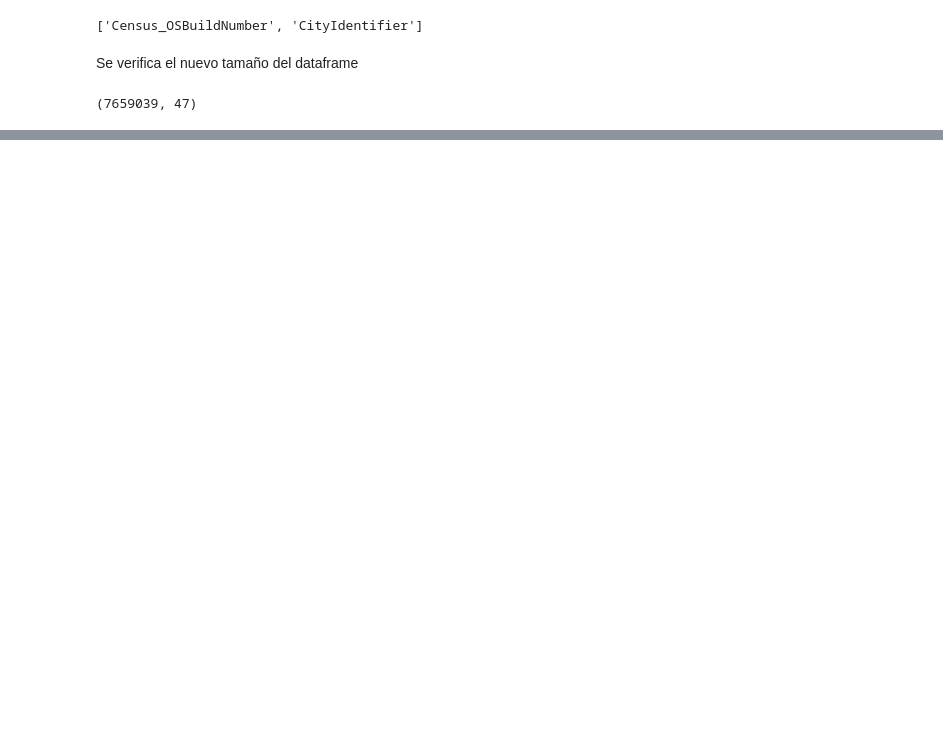
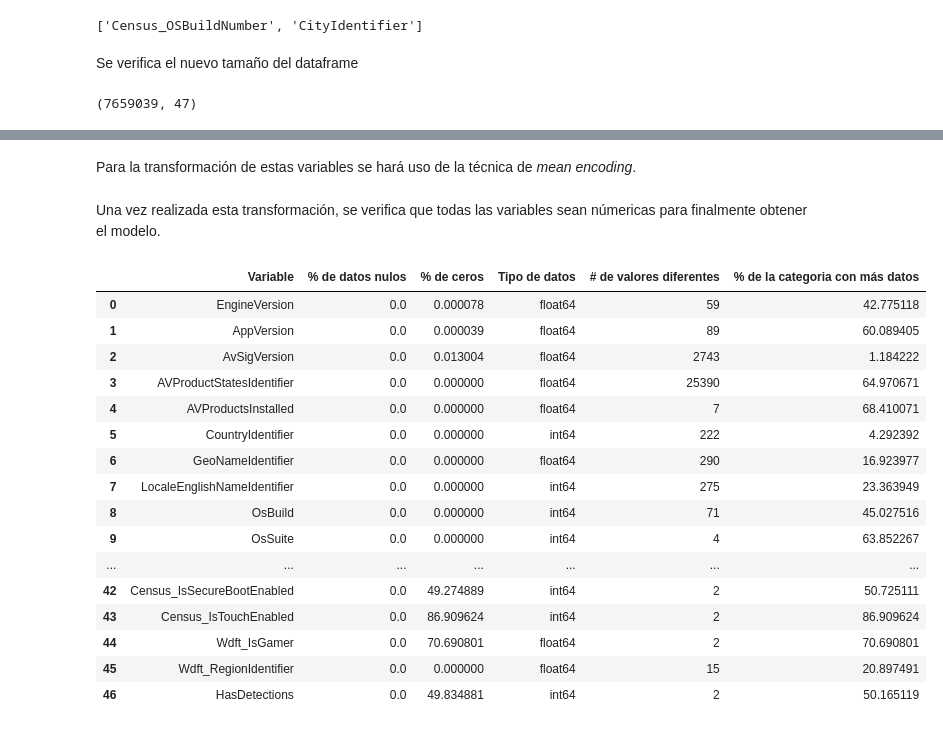
Before and after one commit to andresenrique08/ML_2020, a Jupyter notebook: Proyecto_Malware/Malware_v1.ipynb, the cells around one changed output, grey strips where cells are left out. Cells and saved outputs as stored; diff of their text form; code cells hidden in the pictures; blank space fills up the shorter version.

```diff
--- a/Proyecto_Malware/Malware_v1.ipynb
+++ b/Proyecto_Malware/Malware_v1.ipynb
@@ -738,0 +751,17 @@ train.shape
+# %%
+dtypes = {'AVProductStatesIdentifier':'float64',
+    'CountryIdentifier':'int64',
+    'GeoNameIdentifier':'float64',
+    'LocaleEnglishNameIdentifier':'int64',
+    'IeVerIdentifier':'float64',
+    'Census_OEMNameIdentifier':'float64',
+    'Census_OEMModelIdentifier':'float64',
+    'Census_ProcessorManufacturerIdentifier':'float64',
+    'Census_ProcessorModelIdentifier':'float64',
+    'Census_OSInstallLanguageIdentifier':'float64',
+    'Census_OSUILocaleIdentifier':'int64',
+    'Census_FirmwareManufacturerIdentifier':'float64',
+    'Census_FirmwareVersionIdentifier':'float64',
+    'Wdft_RegionIdentifier':'float64'}
+
+train = train.astype(dtype=dtypes)
@@ -738,0 +770,3 @@ train.shape
+# %%
+categorical_data = train.select_dtypes('object')
+categorical_data.shape
@@ -738,0 +796,30 @@ train.shape
+# %% [markdown]
+Para la transformación de estas variables se hará uso de la técnica de *mean encoding*.
+# %%
+columns_cat = categorical_data.columns
+for col in columns_cat:
+  Mean_encoded_subject = train.groupby([col])['HasDetections'].mean().to_dict()
+  train[col] =  train[col].map(Mean_encoded_subject)
+# %% [markdown]
+Una vez realizada esta transformación, se verifica que todas las variables sean númericas para finalmente obtener el modelo.
+# %%
+stats_numerical = mytable(train)
+stats_numerical
+# %% [output]
+|  | Variable | % de datos nulos | % de ceros | Tipo de datos | # de valores diferentes | % de la categoria con más datos |
+| 0 | EngineVersion | 0.0 | 0.000078 | float64 | 59 | 42.775118 |
+| 1 | AppVersion | 0.0 | 0.000039 | float64 | 89 | 60.089405 |
+| 2 | AvSigVersion | 0.0 | 0.013004 | float64 | 2743 | 1.184222 |
+| 3 | AVProductStatesIdentifier | 0.0 | 0.000000 | float64 | 25390 | 64.970671 |
+| 4 | AVProductsInstalled | 0.0 | 0.000000 | float64 | 7 | 68.410071 |
+| 5 | CountryIdentifier | 0.0 | 0.000000 | int64 | 222 | 4.292392 |
+| 6 | GeoNameIdentifier | 0.0 | 0.000000 | float64 | 290 | 16.923977 |
+| 7 | LocaleEnglishNameIdentifier | 0.0 | 0.000000 | int64 | 275 | 23.363949 |
+| 8 | OsBuild | 0.0 | 0.000000 | int64 | 71 | 45.027516 |
+| 9 | OsSuite | 0.0 | 0.000000 | int64 | 4 | 63.852267 |
+| ... | ... | ... | ... | ... | ... | ... |
+| 42 | Census_IsSecureBootEnabled | 0.0 | 49.274889 | int64 | 2 | 50.725111 |
+| 43 | Census_IsTouchEnabled | 0.0 | 86.909624 | int64 | 2 | 86.909624 |
+| 44 | Wdft_IsGamer | 0.0 | 70.690801 | float64 | 2 | 70.690801 |
+| 45 | Wdft_RegionIdentifier | 0.0 | 0.000000 | float64 | 15 | 20.897491 |
+| 46 | HasDetections | 0.0 | 49.834881 | int64 | 2 | 50.165119 |
```
Also changed, not shown: parts of 16 cells of this notebook.
